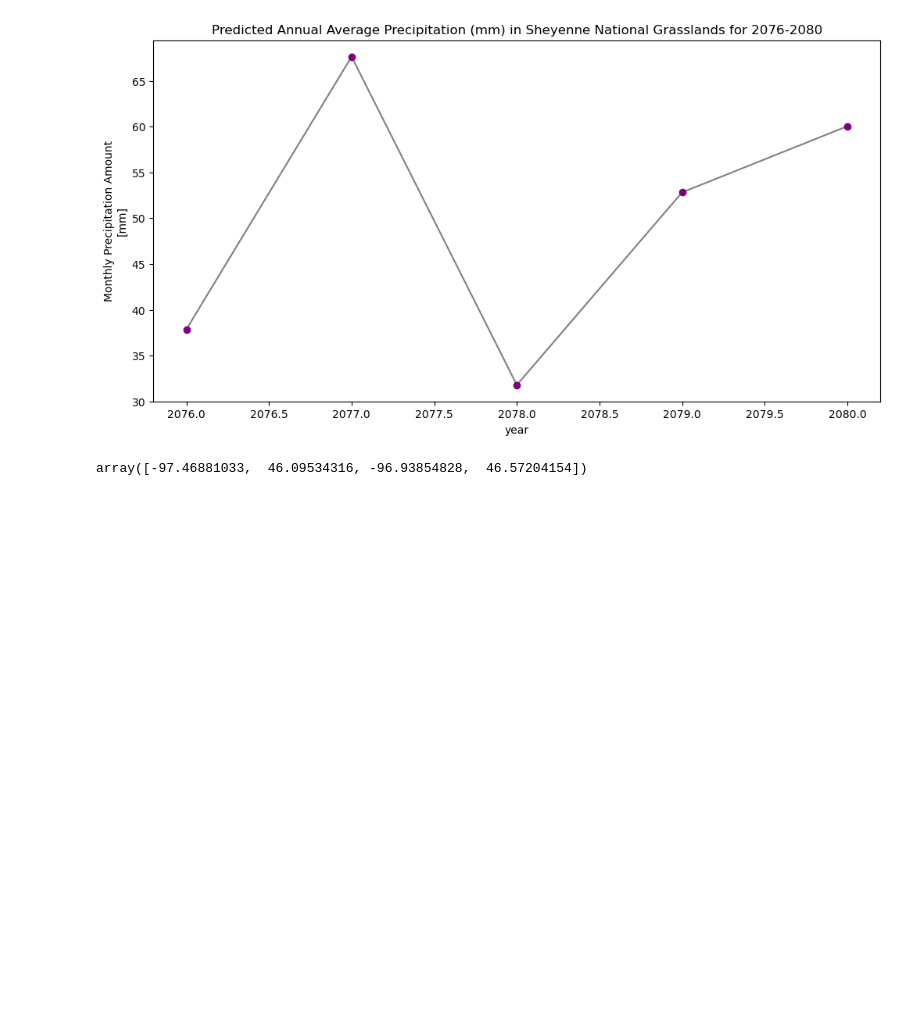
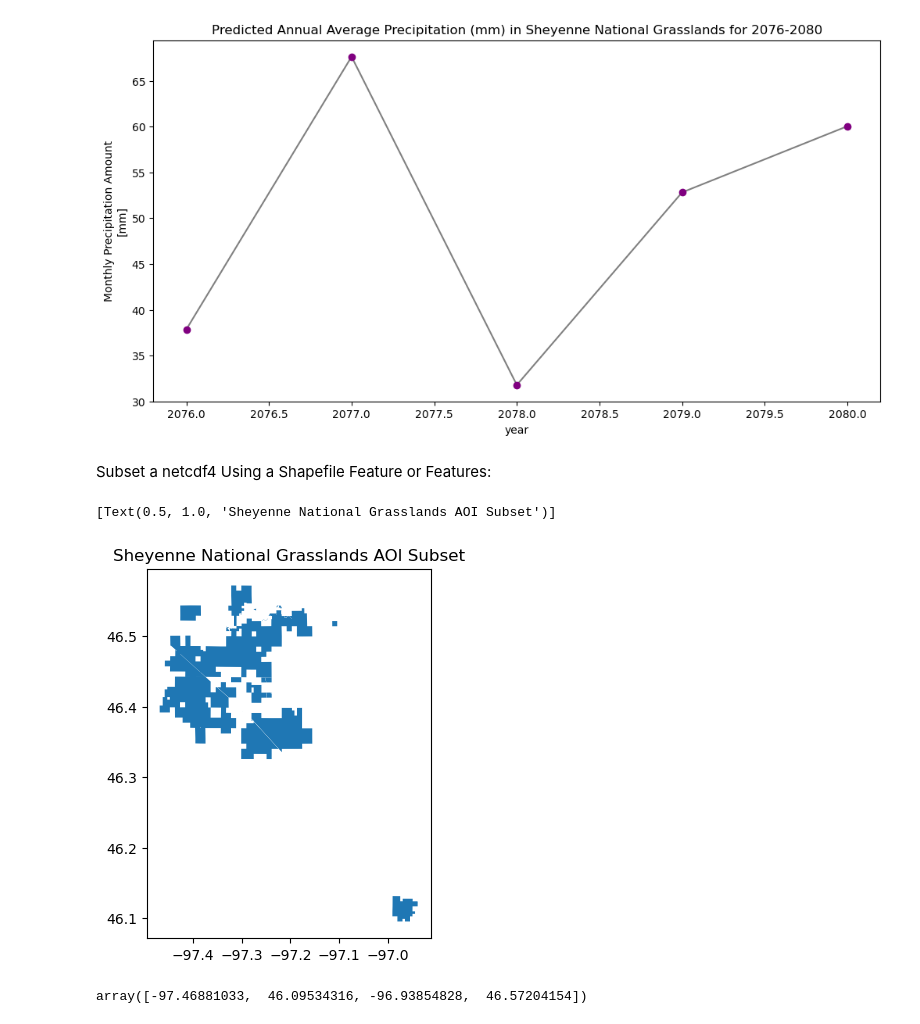
Before and after one commit to hanried/habitat-suitability, a Jupyter notebook: 03-habitat-suitability-climate.ipynb, the cells around one changed output. Saved outputs shown, nothing was run; the diff lists cells and outputs as text; code cells hidden in the pictures; blank space fills up the shorter version.

```diff
--- a/03-habitat-suitability-climate.ipynb
+++ b/03-habitat-suitability-climate.ipynb
@@ -353,6 +439,17 @@ ax.set(title="Predicted Annual Average Precipitation (mm) in Sheyenne National G
 plt.show()
 # %% [output]
 [figure]
+# %% [markdown]
+Subset a netcdf4 Using a Shapefile Feature or Features:
+# %%
+# This is the AOI of interest. You only want to calculate summary values for
+# pixels within this AOI rather the entire rectangular spatial extent.
+f, ax = plt.subplots()
+sheyenne_grasslands_gdf.plot(ax=ax)
+ax.set(title="Sheyenne National Grasslands AOI Subset")
+# %% [output]
+[Text(0.5, 1.0, 'Sheyenne National Grasslands AOI Subset')]
+[figure, added]
 # %%
 # Define bounds
 bounds_maca = (sheyenne_grasslands_gdf
```
Also changed, not shown: parts of 5 cells of this notebook, 1 other file.
